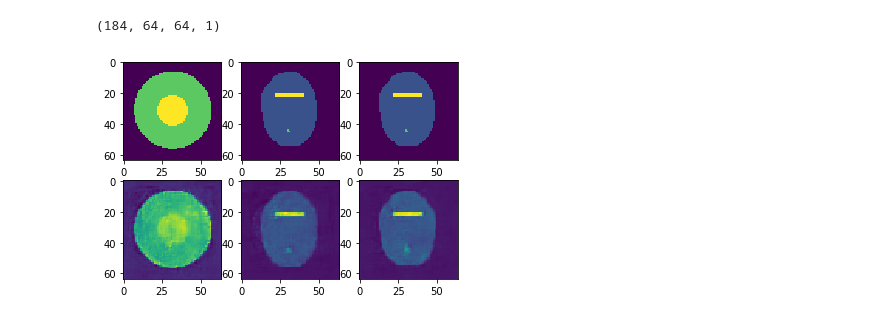
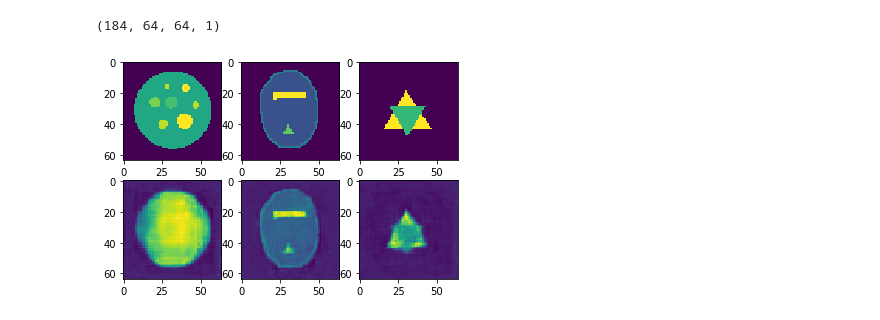
Before and after one commit to thayermldac/mre, a Jupyter notebook: modelfit_CNN_antoencoder.ipynb, the cells around one changed output. Cells and saved outputs as stored; diff of their text form; code cells hidden in the pictures.

```diff
--- a/modelfit_CNN_antoencoder.ipynb
+++ b/modelfit_CNN_antoencoder.ipynb
@@ -578,8 +572,8 @@ image_tensor = layers.Input(shape=(X.shape[1],X.shape[2],X.shape[3]))
 network_output = residual_network(image_tensor)
 # %%
 from keras.models import Model
-model = Model(inputs=image_tensor, outputs=network_output)
-model.summary()
+model3 = Model(inputs=image_tensor, outputs=network_output)
+model3.summary()
 # %% [output]
 __________________________________________________________________________________________________
 Layer (type)                    Output Shape         Param #     Connected to
@@ -599,7 +593,7 @@ Trainable params: 157,400
 Non-trainable params: 1,138
 __________________________________________________________________________________________________
 # %%
-model.compile(loss='mean_squared_error',
+model3.compile(loss='mean_squared_error',
               optimizer='adam')
 
 train_Y=train_Y.reshape((train_Y.shape[0],64,64,1))
@@ -609,6 +603,6 @@ train_X.shape
 # %% [output]
 (299, 64, 64, 3)
 # %%
-ResNet=model.fit(train_X, train_Y,epochs=100,batch_size=10,validation_data=(valid_X, valid_Y))
+ResCNN=model3.fit(train_X, train_Y,epochs=300,batch_size=299,validation_data=(valid_X, valid_Y))
 # %% [output]
 Train on 299 samples, validate on 129 samples
@@ -638,15 +643,15 @@ plot_loss(ResNet)
 # %%
-predict_Y=model.predict(test_X)
+predict_Y=model3.predict(test_X)
 print(predict_Y.shape)
 # %% [output]
 (184, 64, 64, 1)
 # %%
 nimg=3
-N=15
+N=35
 for i in range(nimg):
     ax=plt.subplot(2,nimg,i+1)
     plt.imshow(test_Y[i+N])
     ax=plt.subplot(2,nimg,i+1+nimg)
     plt.imshow(predict_Y[i+N,:,:,0])
 # %% [output]
-[figure, old version]
+[figure, new version]
```
Also changed, not shown: parts of 35 cells of this notebook.
